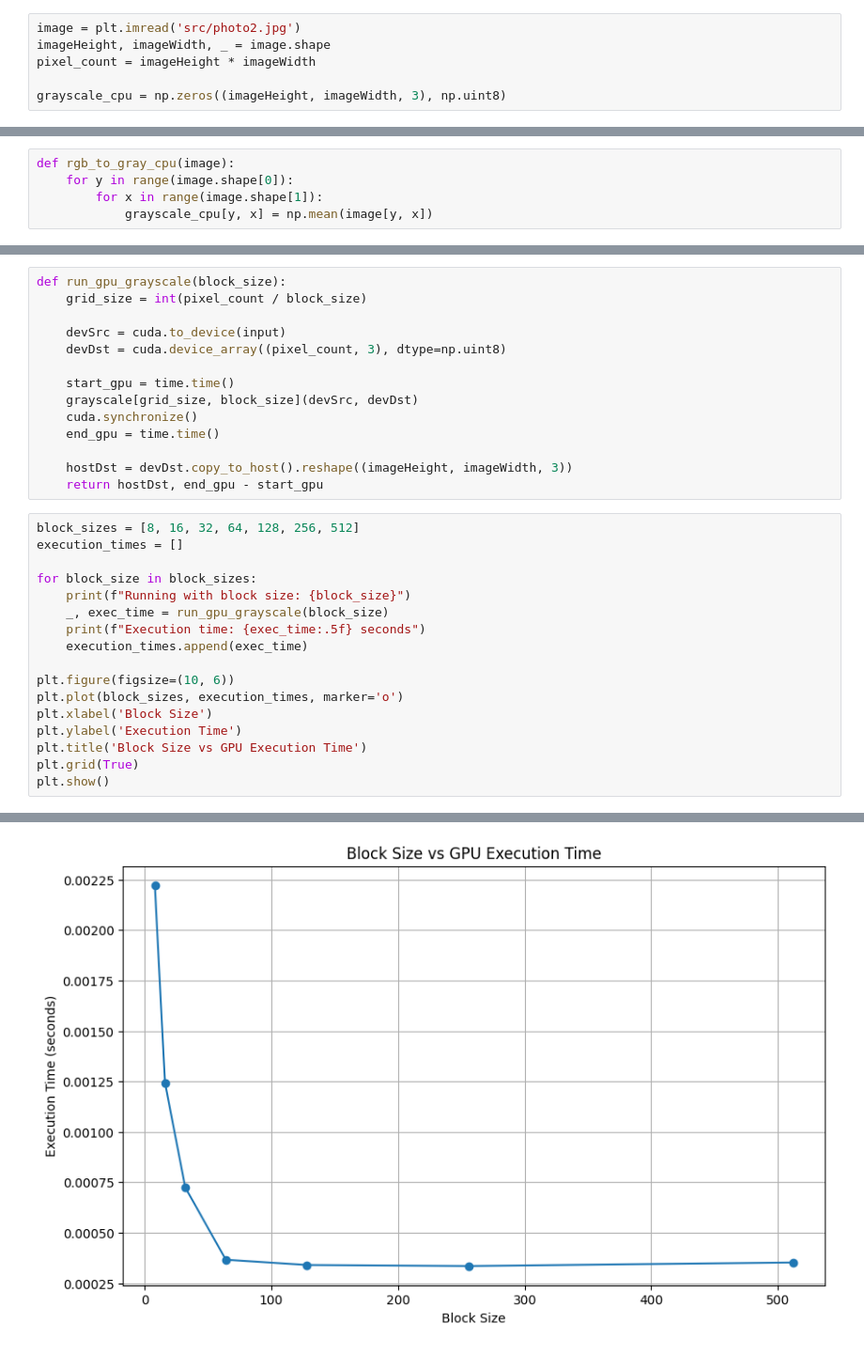
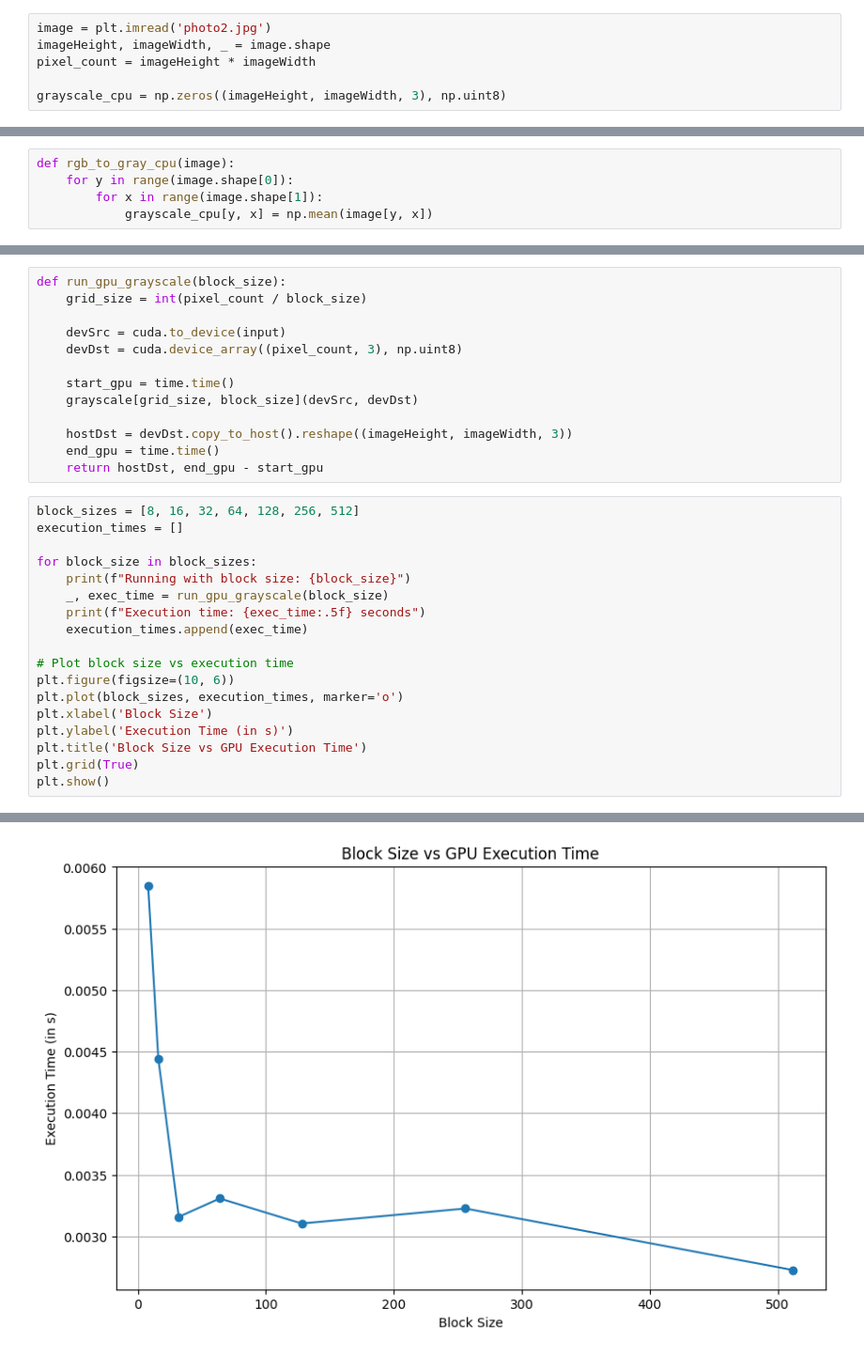
Before and after one commit to X0Rayane/advancedhpc2024, a Jupyter notebook: Lab3.ipynb, the cells around one changed output, grey strips where cells are left out. Shown at 94% size. Saved outputs shown, nothing was run; the diff lists cells and outputs as text.

```diff
--- a/Lab3.ipynb
+++ b/Lab3.ipynb
@@ -20,7 +20,7 @@ import matplotlib.pyplot as plt
 from numba import cuda
 import time
 # %%
-image = plt.imread('src/photo2.jpg')
+image = plt.imread('photo2.jpg')
 imageHeight, imageWidth, _ = image.shape
 pixel_count = imageHeight * imageWidth
 
@@ -97,14 +96,13 @@ def run_gpu_grayscale(block_size):
     grid_size = int(pixel_count / block_size)
 
     devSrc = cuda.to_device(input)
-    devDst = cuda.device_array((pixel_count, 3), dtype=np.uint8)
+    devDst = cuda.device_array((pixel_count, 3), np.uint8)
 
     start_gpu = time.time()
     grayscale[grid_size, block_size](devSrc, devDst)
-    cuda.synchronize()
-    end_gpu = time.time()
 
     hostDst = devDst.copy_to_host().reshape((imageHeight, imageWidth, 3))
+    end_gpu = time.time()
     return hostDst, end_gpu - start_gpu
 # %%
 block_sizes = [8, 16, 32, 64, 128, 256, 512]
@@ -116,10 +114,11 @@ for block_size in block_sizes:
     print(f"Execution time: {exec_time:.5f} seconds")
     execution_times.append(exec_time)
 
+# Plot block size vs execution time
 plt.figure(figsize=(10, 6))
 plt.plot(block_sizes, execution_times, marker='o')
 plt.xlabel('Block Size')
-plt.ylabel('Execution Time')
+plt.ylabel('Execution Time (in s)')
 plt.title('Block Size vs GPU Execution Time')
 plt.grid(True)
 plt.show()
@@ -141 +140 @@ Execution time: 0.00035 seconds
-[figure, old version]
+[figure, new version]
```
Also changed, not shown: parts of 6 cells of this notebook, 2 other files.
